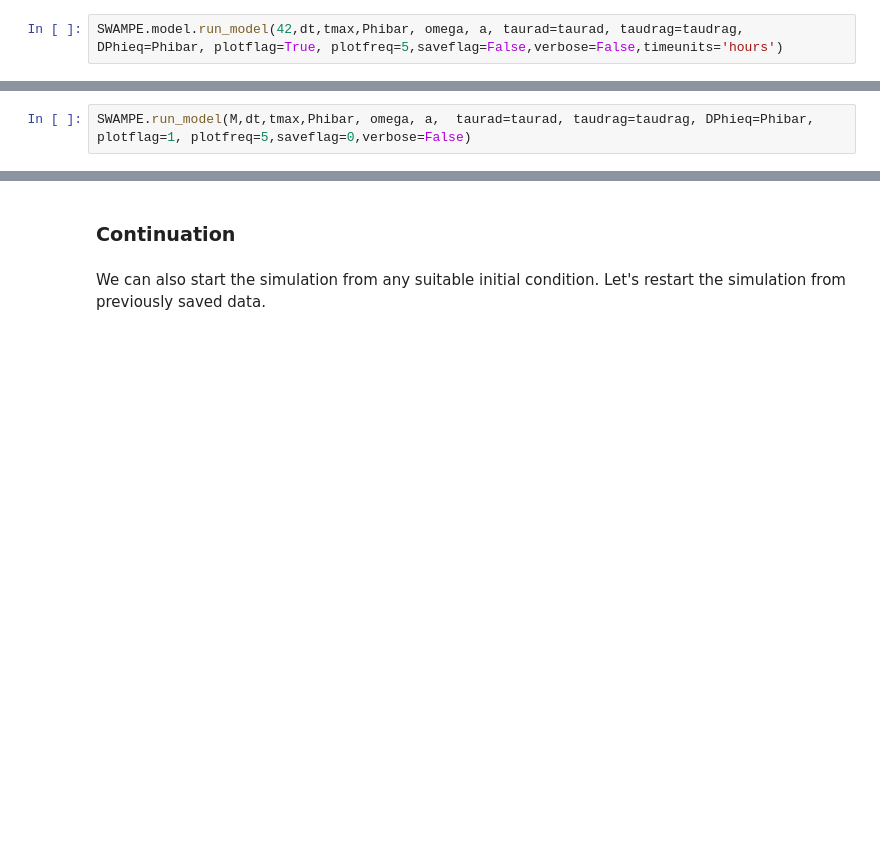
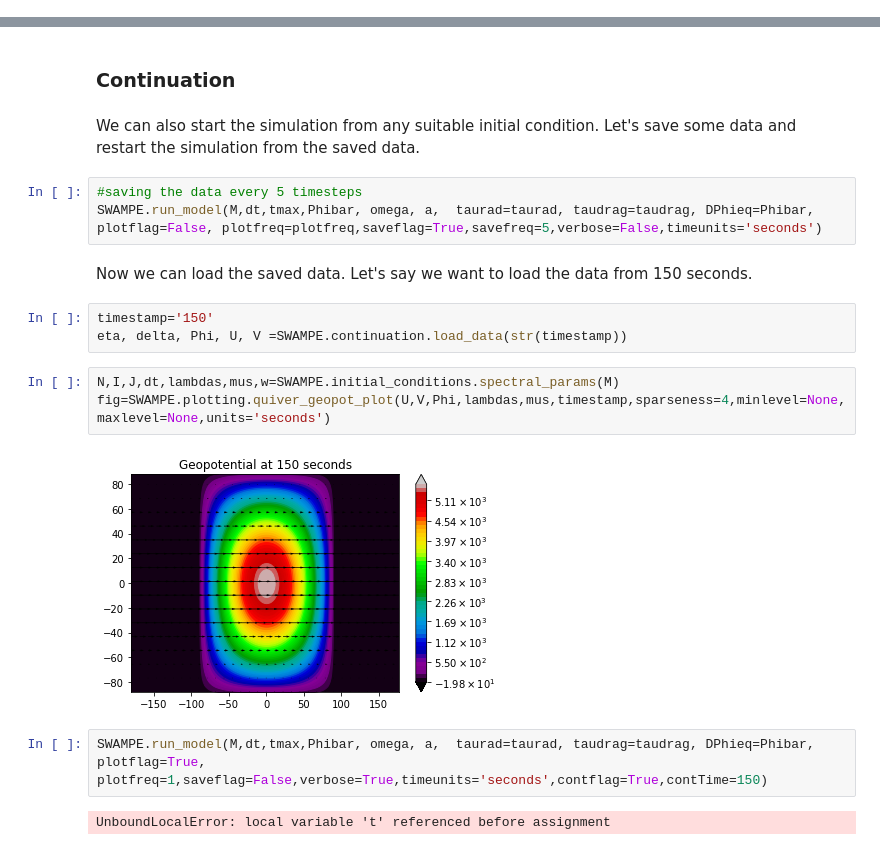
Before and after one commit to kathlandgren/SWAMPE, a Jupyter notebook: docs/source/notebooks/usage.ipynb, the cells around one changed output, grey strips where cells are left out. Saved outputs shown, nothing was run; the diff lists cells and outputs as text; blank space fills up the shorter version.

```diff
--- a/docs/source/notebooks/usage.ipynb
+++ b/docs/source/notebooks/usage.ipynb
@@ -73,2 +98,0 @@ Now we will specify planet type
-# %%
-SWAMPE.model.run_model(42,dt,tmax,Phibar, omega, a, taurad=taurad, taudrag=taudrag, DPhieq=Phibar, plotflag=True, plotfreq=5,saveflag=False,verbose=False,timeunits='hours')
@@ -79,2 +98,0 @@ SWAMPE.model.run_model(42,dt,tmax,Phibar, omega, a, taurad=taurad, taudrag=taudr
-# %%
-SWAMPE.run_model(M,dt,tmax,Phibar, omega, a,  taurad=taurad, taudrag=taudrag, DPhieq=Phibar, plotflag=1, plotfreq=5,saveflag=0,verbose=False)
@@ -105,4 +130,21 @@ Let's save some data
 # %% [markdown]
 ### Continuation
 # %% [markdown]
-We can also start the simulation from any suitable initial condition. Let's restart the simulation from previously saved data.
+We can also start the simulation from any suitable initial condition. Let's save some data and restart the simulation from the saved data.
+# %%
+#saving the data every 5 timesteps
+SWAMPE.run_model(M,dt,tmax,Phibar, omega, a,  taurad=taurad, taudrag=taudrag, DPhieq=Phibar, plotflag=False, plotfreq=plotfreq,saveflag=True,savefreq=5,verbose=False,timeunits='seconds')
+# %% [markdown]
+Now we can load the saved data. Let's say we want to load the data from 150 seconds.
+# %%
+timestamp='150'
+eta, delta, Phi, U, V =SWAMPE.continuation.load_data(str(timestamp))
+# %%
+N,I,J,dt,lambdas,mus,w=SWAMPE.initial_conditions.spectral_params(M)
+fig=SWAMPE.plotting.quiver_geopot_plot(U,V,Phi,lambdas,mus,timestamp,sparseness=4,minlevel=None,maxlevel=None,units='seconds')
+# %% [output]
+[figure, added]
+# %%
+SWAMPE.run_model(M,dt,tmax,Phibar, omega, a,  taurad=taurad, taudrag=taudrag, DPhieq=Phibar, plotflag=True, plotfreq=1,saveflag=False,verbose=True,timeunits='seconds',contflag=True,contTime=150)
+# %% [output]
+UnboundLocalError: local variable 't' referenced before assignment
```
Also changed, not shown: parts of 22 cells of this notebook, 9 other files.
